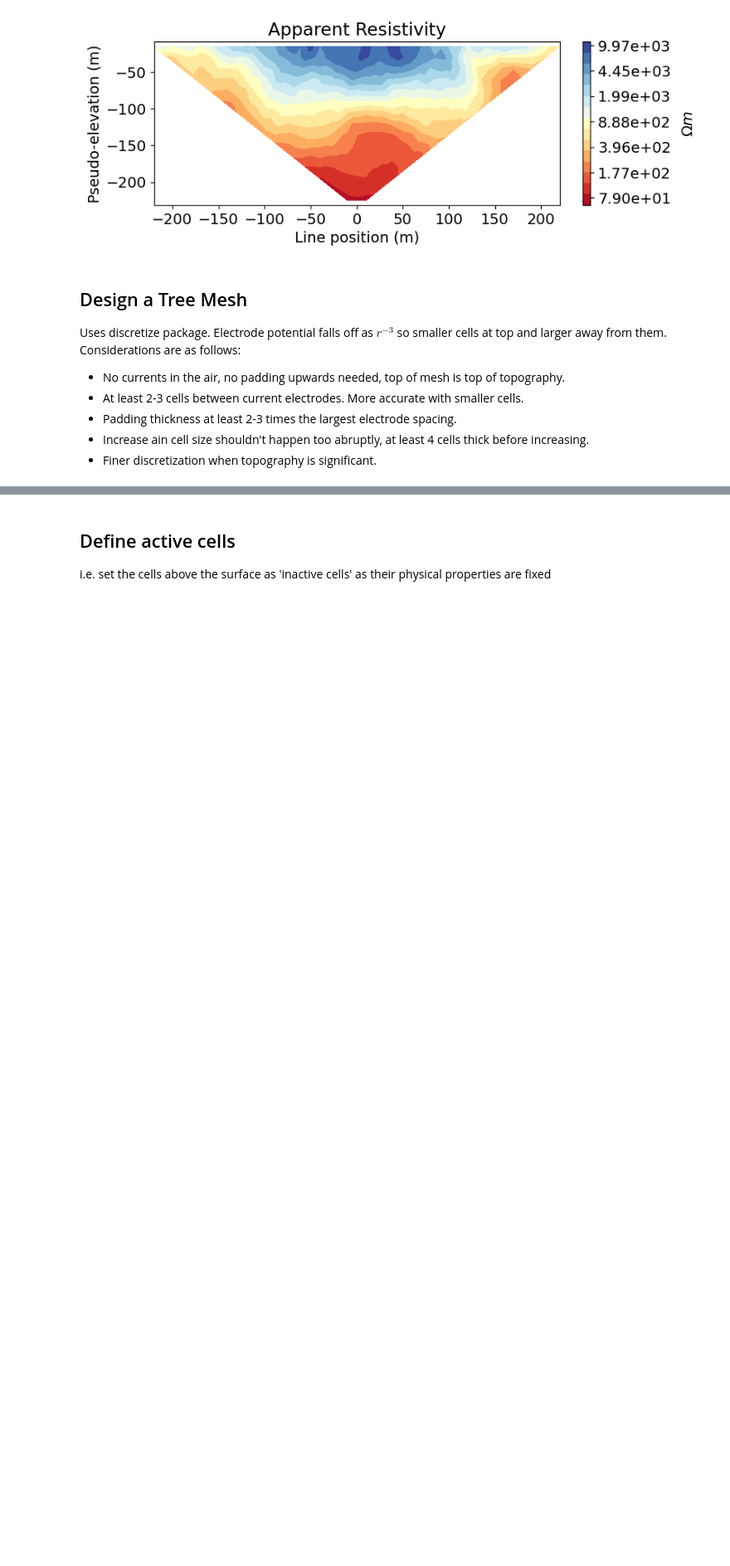
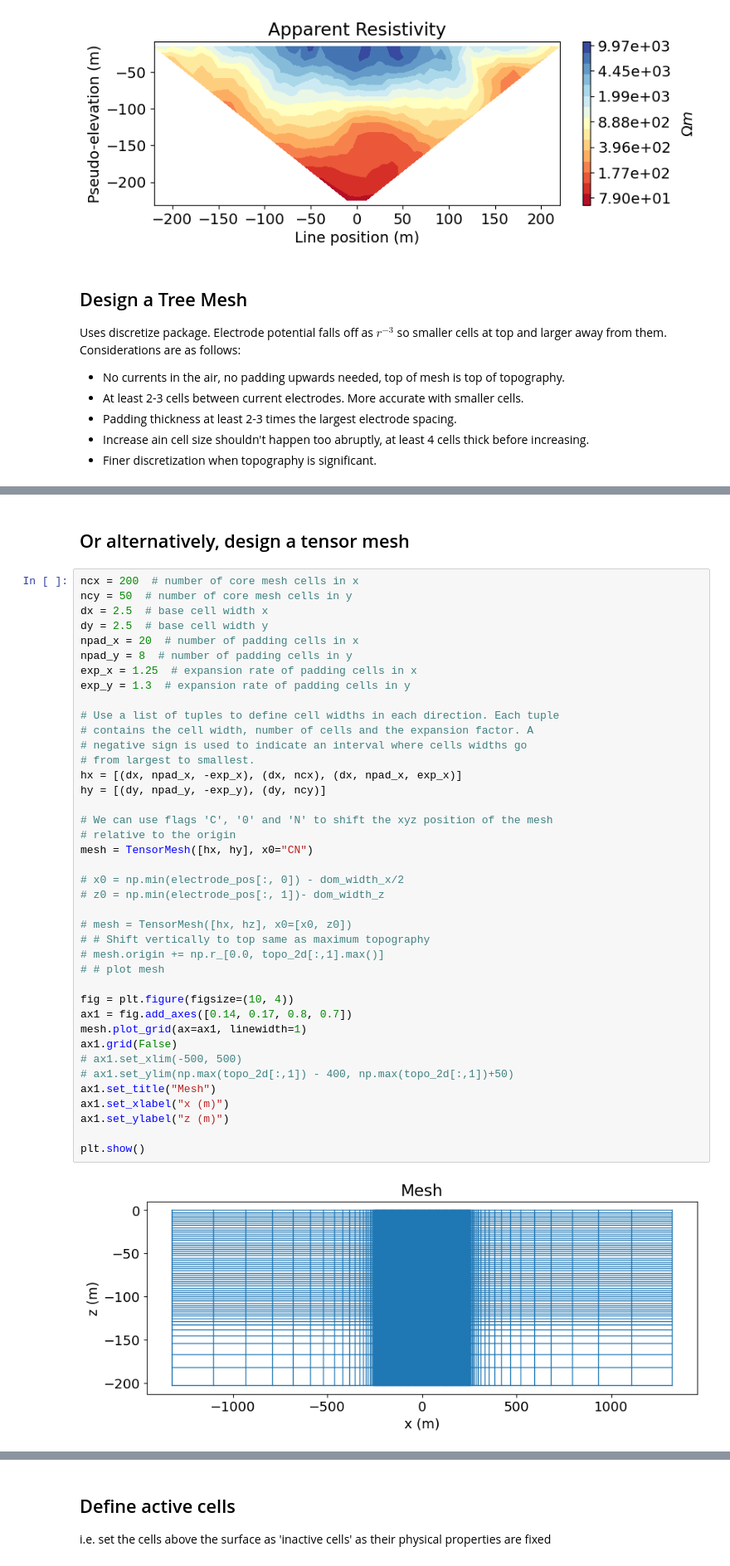
Before and after one commit to CaraBGJames/eosc-556-project, a Jupyter notebook: inversion_testing_permafrost.ipynb, the cells around one changed output, grey strips where cells are left out. Shown: that part at 83% size. Saved outputs shown, nothing was run; the diff lists cells and outputs as text; blank space fills up the shorter version.

```diff
--- a/inversion_testing_permafrost.ipynb
+++ b/inversion_testing_permafrost.ipynb
@@ -418,0 +415,44 @@ plt.show()
+# %% [markdown]
+## Or alternatively, design a tensor mesh
+# %%
+ncx = 200  # number of core mesh cells in x
+ncy = 50  # number of core mesh cells in y
+dx = 2.5  # base cell width x
+dy = 2.5  # base cell width y
+npad_x = 20  # number of padding cells in x
+npad_y = 8  # number of padding cells in y
+exp_x = 1.25  # expansion rate of padding cells in x
+exp_y = 1.3  # expansion rate of padding cells in y
+
+# Use a list of tuples to define cell widths in each direction. Each tuple
+# contains the cell width, number of cells and the expansion factor. A
+# negative sign is used to indicate an interval where cells widths go
+# from largest to smallest.
+hx = [(dx, npad_x, -exp_x), (dx, ncx), (dx, npad_x, exp_x)]
+hy = [(dy, npad_y, -exp_y), (dy, ncy)]
+
+# We can use flags 'C', '0' and 'N' to shift the xyz position of the mesh
+# relative to the origin
+mesh = TensorMesh([hx, hy], x0="CN")
+
+# x0 = np.min(electrode_pos[:, 0]) - dom_width_x/2
+# z0 = np.min(electrode_pos[:, 1])- dom_width_z
+
+# mesh = TensorMesh([hx, hz], x0=[x0, z0])
+# # Shift vertically to top same as maximum topography
+# mesh.origin += np.r_[0.0, topo_2d[:,1].max()]
+# # plot mesh
+
+fig = plt.figure(figsize=(10, 4))
+ax1 = fig.add_axes([0.14, 0.17, 0.8, 0.7])
+mesh.plot_grid(ax=ax1, linewidth=1)
+ax1.grid(False)
+# ax1.set_xlim(-500, 500)
+# ax1.set_ylim(np.max(topo_2d[:,1]) - 400, np.max(topo_2d[:,1])+50)
+ax1.set_title("Mesh")
+ax1.set_xlabel("x (m)")
+ax1.set_ylabel("z (m)")
+
+plt.show()
+# %% [output]
+[figure, added]
```
Also changed, not shown: parts of 22 cells of this notebook.
